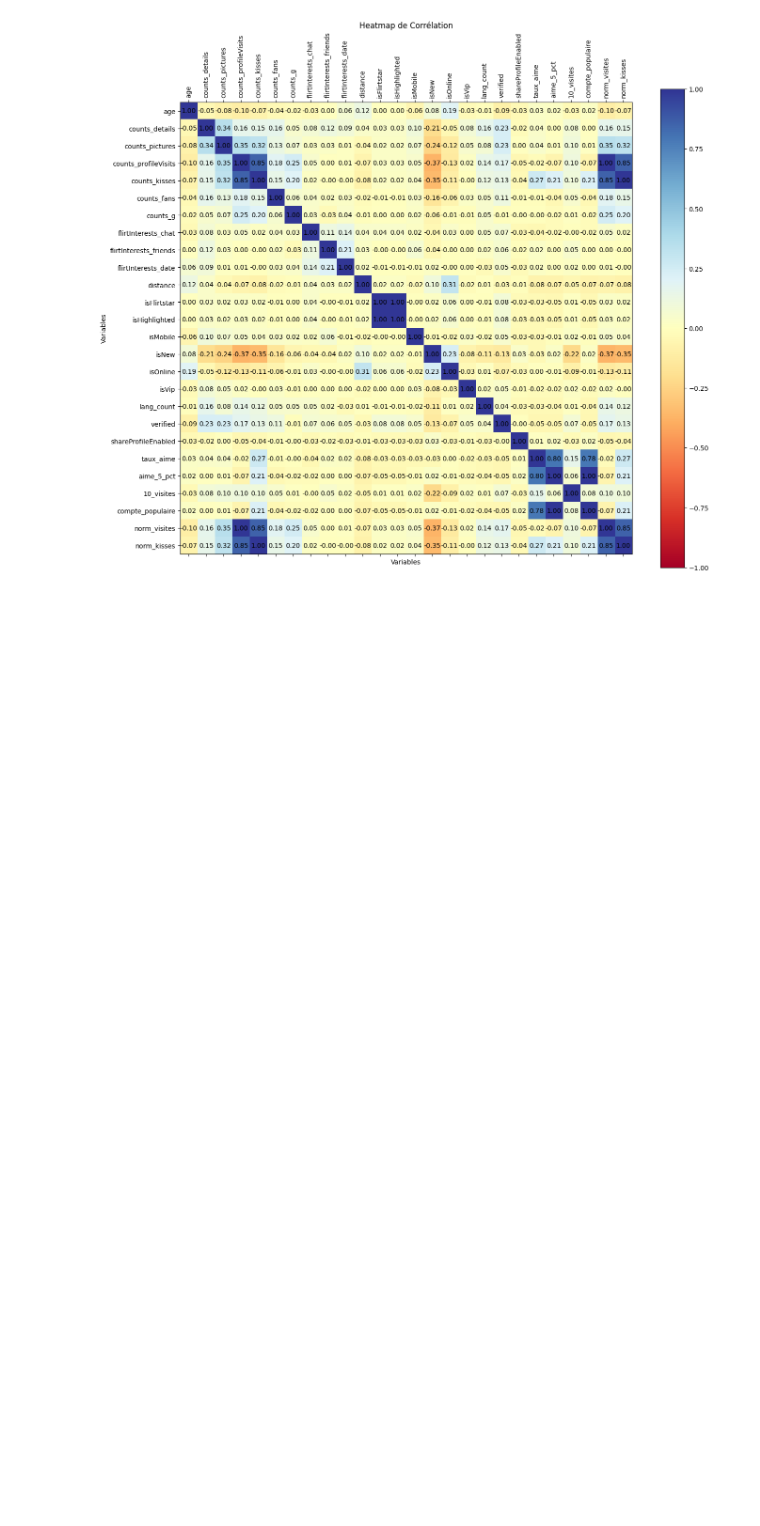
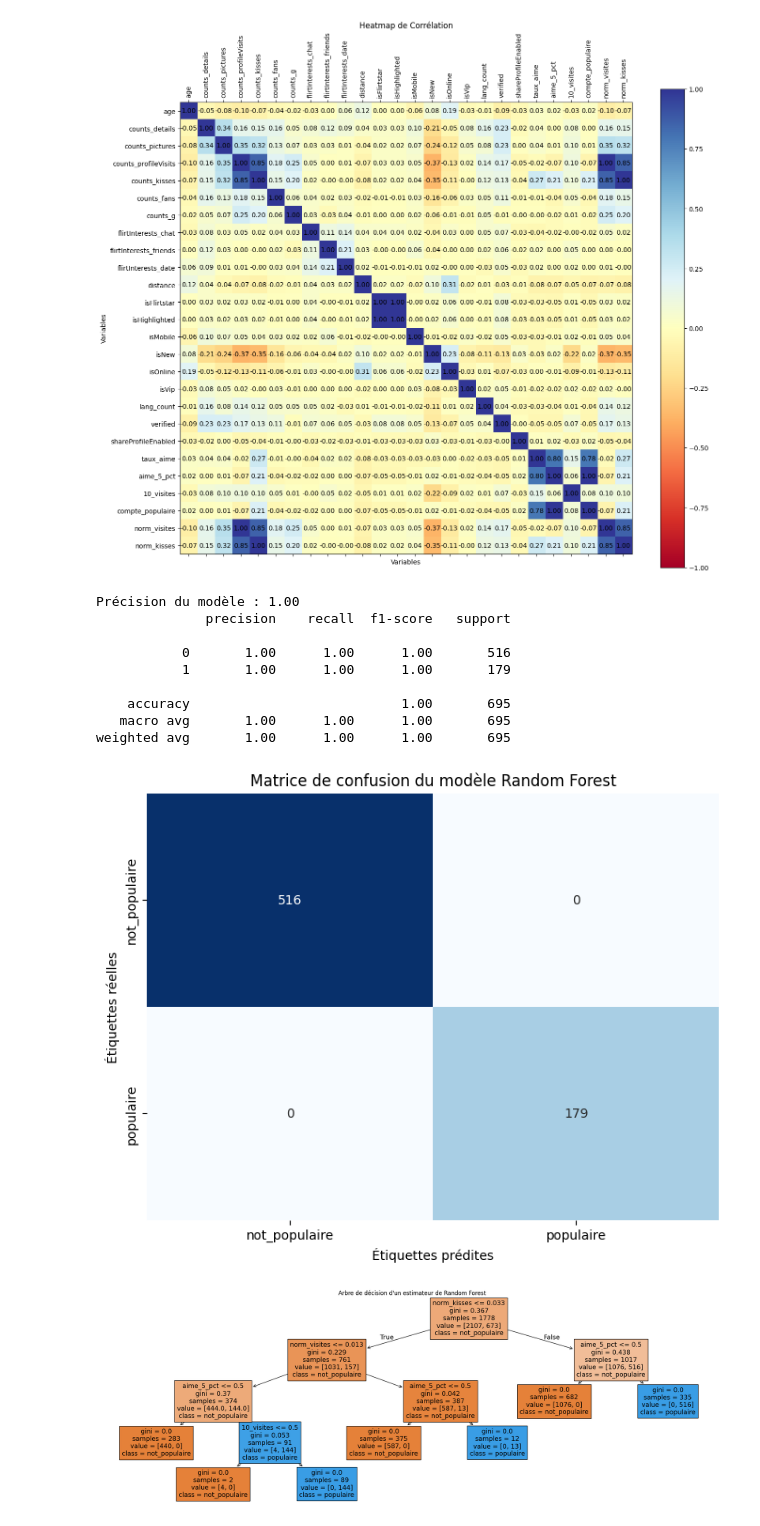
Before and after one commit to KevenJAntenor/Distributed-Systems, a Jupyter notebook: tp1.ipynb, the cells around one changed output. Drawn from its saved outputs; the diff is of its cells as text; code cells hidden in the pictures; blank space fills up the shorter version.

Commit message:
Random Forest

```diff
--- a/tp1.ipynb
+++ b/tp1.ipynb
@@ -312,3 +312,72 @@ printCorrelationHeatMap(dataset)
 # %% [output]
 Matrice de corrélation sous forme de heatmap
 [figure]
+# %%
+import pandas as pd
+from sklearn.ensemble import RandomForestClassifier
+from sklearn.model_selection import train_test_split
+from sklearn.metrics import accuracy_score, classification_report, confusion_matrix
+import matplotlib.pyplot as plt
+import seaborn as sns
+from sklearn.tree import plot_tree
+
+# Fonction pour entraîner et évaluer le modèle Random Forest
+def trainAndEvaluateRandomForest(X, y):
+    # Diviser les données en jeu d'entraînement et jeu de test
+    X_train, X_test, y_train, y_test = train_test_split(X, y, test_size=0.2, random_state=42)
+
+    # Créer le classificateur Random Forest
+    clf = RandomForestClassifier(n_estimators=100, max_depth=4, random_state=42)
+
+    # Entraîner le modèle
+    clf.fit(X_train, y_train)
+
+    # Prédire sur le jeu de test
+    y_pred = clf.predict(X_test)
+
+    # Évaluer le modèle
+    accuracy = accuracy_score(y_test, y_pred)
+    print(f'Précision du modèle : {accuracy:.2f}')
+
+    # Afficher le rapport de classification
+    print(classification_report(y_test, y_pred))
+
+    # Afficher la matrice de confusion avec des couleurs
+    cm = confusion_matrix(y_test, y_pred)
+    plt.figure(figsize=(8, 6))
+    sns.heatmap(cm, annot=True, fmt='d', cmap='Blues', cbar=False,
+                xticklabels=['not_populaire', 'populaire'], yticklabels=['not_populaire', 'populaire'])
+    plt.xlabel('Étiquettes prédites')
+    plt.ylabel('Étiquettes réelles')
+    plt.title('Matrice de confusion du modèle Random Forest')
+    plt.show()
+
+    # Tracer l'un des arbres du Random Forest (par exemple, le premier arbre)
+    plt.figure(figsize=(24, 8))
+    plot_tree(clf.estimators_[0], filled=True, feature_names=X.columns, class_names=['not_populaire', 'populaire'])
+    plt.title("Arbre de décision d'un estimateur de Random Forest")
+    plt.show()
+
+if __name__ == "__main__":
+
+    # Sélectionner les caractéristiques pertinentes pour le modèle
+    features = ['norm_visites', 'norm_kisses', 'aime_5_pct', '10_visites']
+
+    # Préparer les données d'entrée (X) et la variable cible (y)
+    X = dataset[features]
+    y = dataset['compte_populaire']
+
+    # Entraîner et évaluer le modèle Random Forest
+    trainAndEvaluateRandomForest(X, y)
+# %% [output]
+Précision du modèle : 1.00
+              precision    recall  f1-score   support
+
+           0       1.00      1.00      1.00       516
+           1       1.00      1.00      1.00       179
+
+    accuracy                           1.00       695
+   macro avg       1.00      1.00      1.00       695
+weighted avg       1.00      1.00      1.00       695
+[figure, added]
+[figure, added]
```
Also changed, not shown: parts of 1 cell of this notebook.
